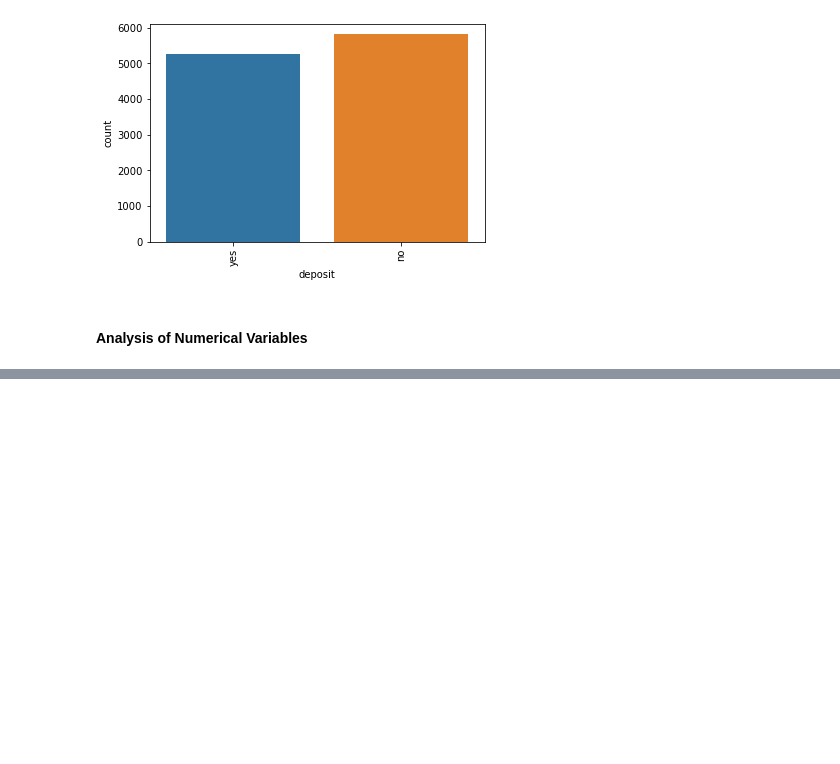
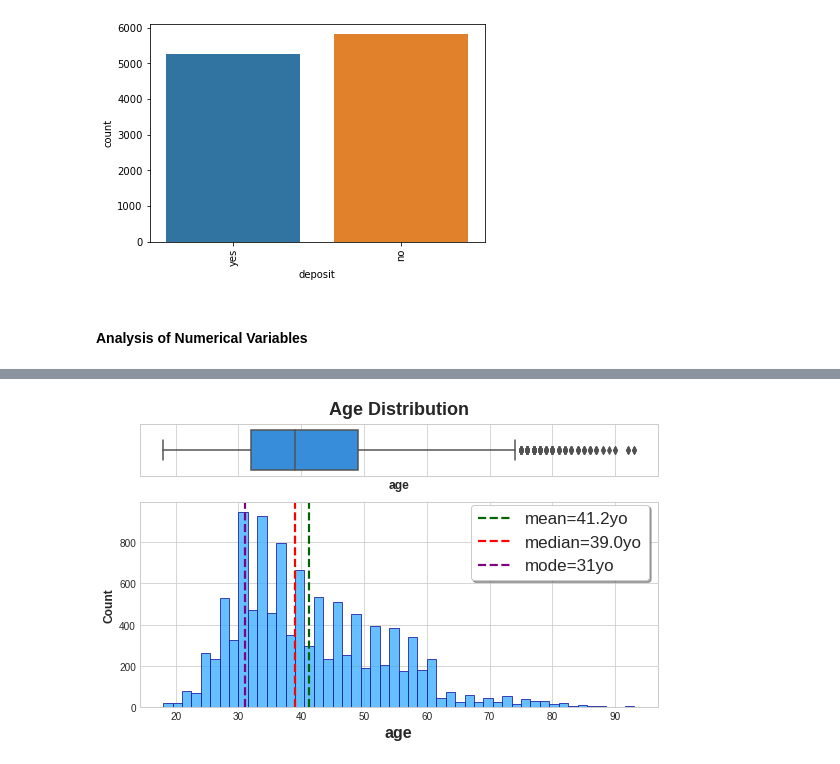
Before and after one commit to masete/Bank-Credit-Analysis, a Jupyter notebook: eda.ipynb, the cells around one changed output, grey strips where cells are left out. Saved outputs shown, nothing was run; the diff lists cells and outputs as text; code cells hidden in the pictures; blank space fills up the shorter version.

Commit message:
age distribution

```diff
--- a/eda.ipynb
+++ b/eda.ipynb
@@ -383,0 +470,23 @@ yes     5267 47.553
+# %%
+plt.style.use("seaborn-whitegrid")
+plt.rc("figure", autolayout=True)
+plt.rc("axes", labelweight="bold", labelsize="large", titleweight="bold", titlesize=14, titlepad=10)
+
+
+def num_plot(df, col, title, symb):
+    fig, ax = plt.subplots(2, 1, sharex=True, figsize=(8,5),gridspec_kw={"height_ratios": (.2, .8)})
+    ax[0].set_title(title,fontsize=18)
+    sns.boxplot(x=col, data=df, ax=ax[0],color = "#1D8EF5")
+    ax[0].set(yticks=[])
+    sns.histplot(x=col, data=df, ax=ax[1],color = "#33AAFF", edgecolor="#1D1EA2")
+    ax[1].set_xlabel(col, fontsize=16)
+    plt.axvline(df[col].mean(), color='darkgreen', linestyle='--',linewidth=2.2, label='mean=' + str(np.round(df[col].mean(),1)) + symb)
+    plt.axvline(df[col].median(), color='red', linestyle='--',linewidth=2.2, label='median='+ str(np.round(df[col].median(),1)) + symb)
+    plt.axvline(df[col].mode()[0], color='purple', linestyle='--',linewidth=2.2, label='mode='+ str(np.round(df[col].mode()[0],1)) + symb)
+    plt.legend(bbox_to_anchor=(1, 1.03), ncol=1, fontsize=17, fancybox=True, shadow=True, frameon=True)
+    plt.tight_layout()
+    plt.show()
+
+num_plot(df, 'age', 'Age Distribution', 'yo')
+# %% [output]
+[figure, added]
```
Also changed, not shown: parts of 1 cell of this notebook.
